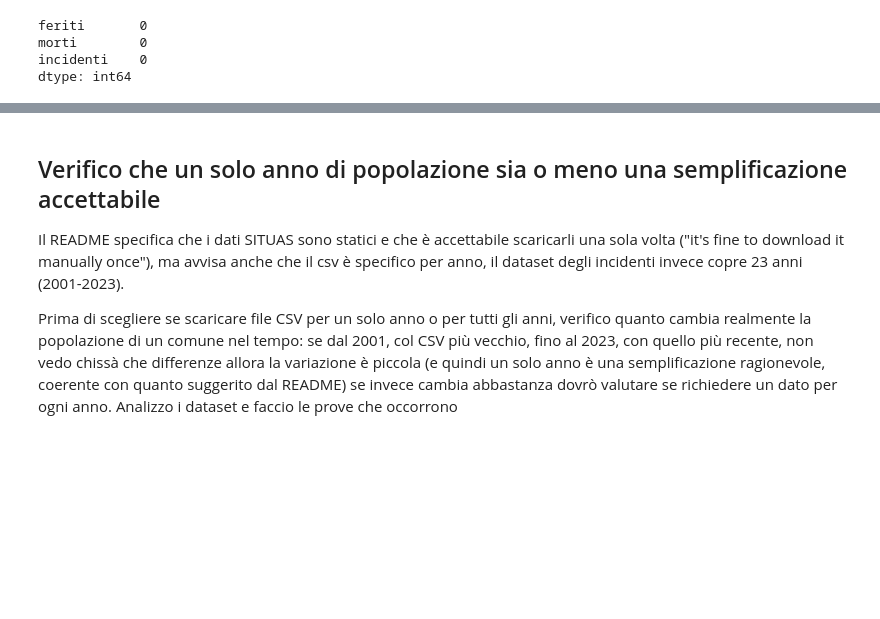
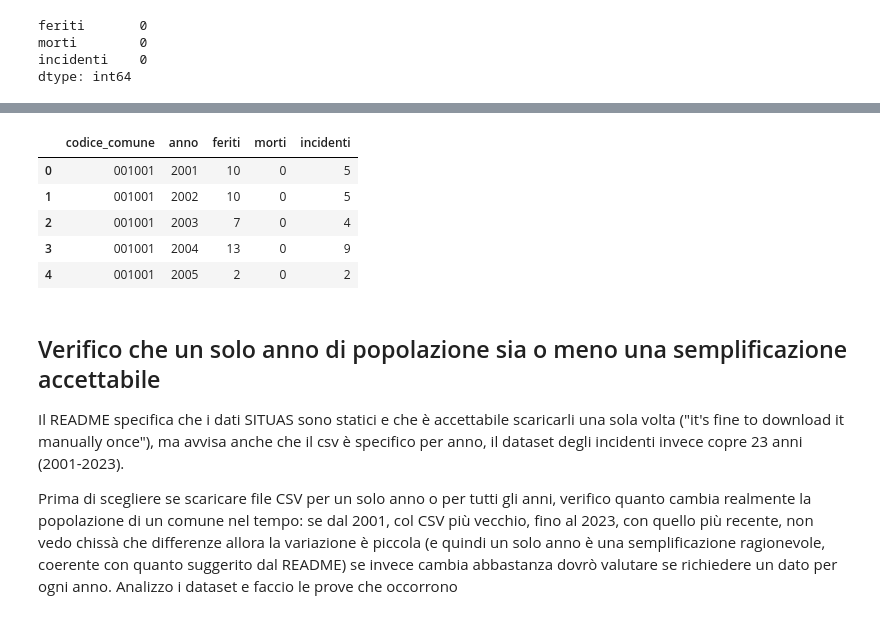
Before and after one commit to LordVessio/boolean-istat-traffic-analysis, a Jupyter notebook: Final Project Nicola Vessio.ipynb, the cells around one changed output, grey strips where cells are left out. Saved outputs shown, nothing was run; the diff lists cells and outputs as text; code cells hidden in the pictures; blank space fills up the shorter version.

```diff
--- a/Final Project Nicola Vessio.ipynb
+++ b/Final Project Nicola Vessio.ipynb
@@ -416,3 +427,29 @@ df_pivot.head()
+# %%
+df_pivot = df_pivot.rename(columns={'REF_AREA': 'codice_comune', 'TIME_PERIOD': 'anno'})
+df_pivot.head()
+
+# rinomino le colonne tecniche dell'ISTAT con nomi italiani come prima:
+# 'REF_AREA' diventa 'codice_comune', 'TIME_PERIOD' diventa 'anno'.
+# uso rename con un dizionario perché lavora per nome e non per posizione,
+# quindi rinomina le colonne ovunque si trovino ed è immune a eventuali
+# cambi di ordine. qui posso usarlo perché REF_AREA e TIME_PERIOD sono già
+# colonne normali e piatte avendo usato il reset_index, devo solo cambiare
+# l'etichetta. prima invece, sulle colonne del pivot, non potevo usare il
+# dizionario perché quelle erano un MultiIndex e dovevo appiattirlo in nomi
+# singoli (cambio di struttura, non di solo nome) ecco perchè avevo usato
+# l'assegnazione posizionale df.columns = [...], che però è cieca all'ordine
+# e per questo l'avevo blindata con l'assert.
+# chiamo la colonna codice_comune (e non comune) di proposito, perché
+# contiene il CODICE del comune (es. 001001) e non il nome: più avanti da
+# SITUAS porto dentro anche la colonna col nome vero, così le due cose
+# restano distinte
+# %% [output]
+|  | codice_comune | anno | feriti | morti | incidenti |
+| 0 | 001001 | 2001 | 10 | 0 | 5 |
+| 1 | 001001 | 2002 | 10 | 0 | 5 |
+| 2 | 001001 | 2003 | 7 | 0 | 4 |
+| 3 | 001001 | 2004 | 13 | 0 | 9 |
+| 4 | 001001 | 2005 | 2 | 0 | 2 |
 # %% [markdown]
 ## Verifico che un solo anno di popolazione sia o meno una semplificazione accettabile
 
```
Also changed, not shown: parts of 4 cells of this notebook.
